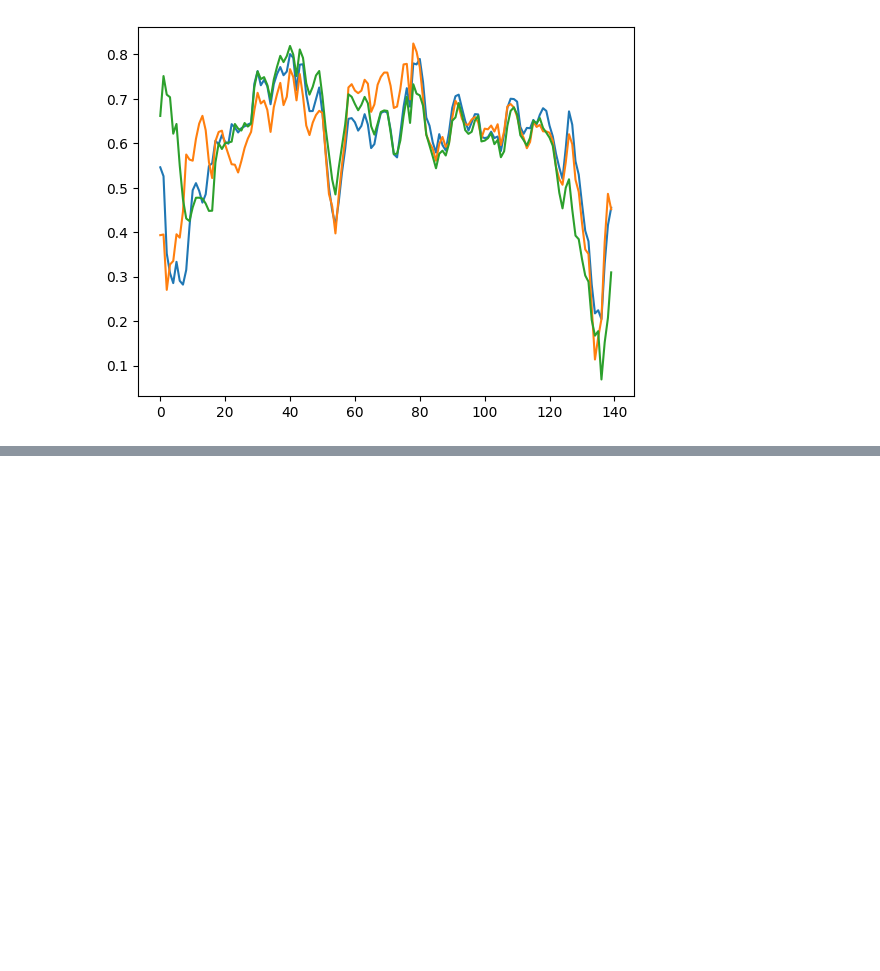
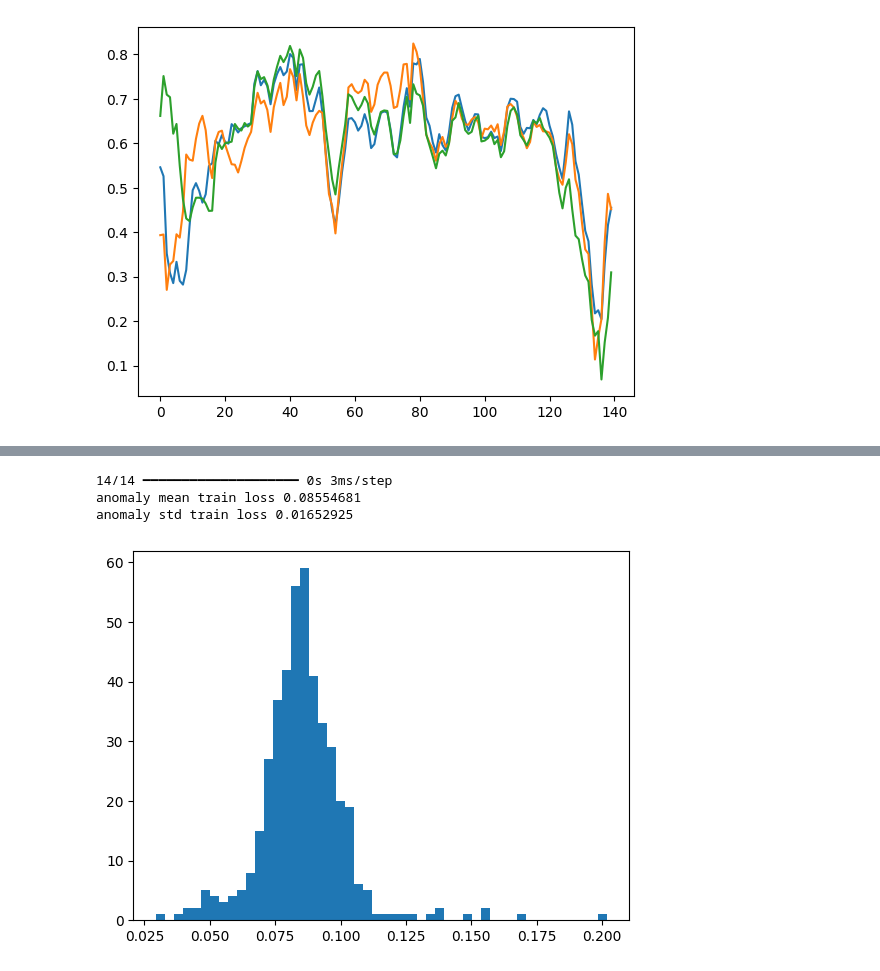
Before and after one commit to SouvickC/Advanced-Time-Series-Prediction, a Jupyter notebook: 7_Autoencoder.ipynb, the cells around one changed output, grey strips where cells are left out. Saved outputs shown, nothing was run; the diff lists cells and outputs as text; code cells hidden in the pictures; blank space fills up the shorter version.

```diff
--- a/7_Autoencoder.ipynb
+++ b/7_Autoencoder.ipynb
@@ -149,0 +267,18 @@ plt.plot(anomaly_train_data[2])
+# %%
+## anomaly test data
+## reconstructed data passing through decoder
+reconstructed_data_a = model.predict(anomaly_test_data)
+
+
+trainloss_a = tf.keras.losses.mae(anomaly_test_data, reconstructed_data_a)
+
+plt.hist(trainloss_a, bins=50)
+
+## most of the losses are above the threshold, tells the model is quite robust
+print("anomaly mean train loss", np.mean(trainloss_a))
+print("anomaly std train loss", np.std(trainloss_a))
+# %% [output]
+14/14 ━━━━━━━━━━━━━━━━━━━━ 0s 3ms/step
+anomaly mean train loss 0.08554681
+anomaly std train loss 0.01652925
+[figure, added]
```
Also changed, not shown: parts of 16 cells of this notebook.
